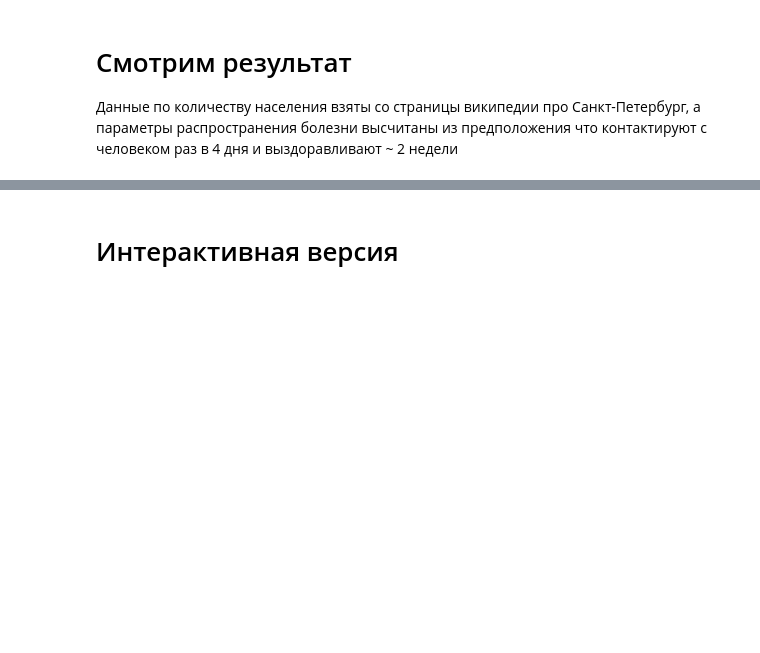
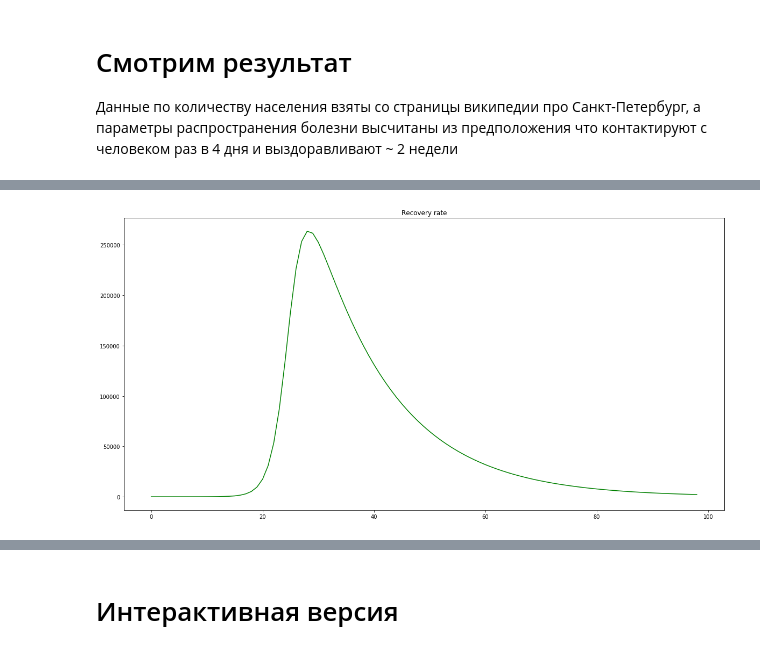
Before and after one commit to WhiteSpirt25/TextClassification, a Jupyter notebook: SIR.ipynb, the cells around one changed output, grey strips where cells are left out. Drawn from its saved outputs; the diff is of its cells as text; code cells hidden in the pictures; blank space fills up the shorter version.

```diff
--- a/SIR.ipynb
+++ b/SIR.ipynb
@@ -49,0 +67,7 @@ plt.legend()
+# %%
+plt.title("Recovery rate")
+dr = np.diff(res[2])
+plt.plot(res[0][:99],dr,'g')
+plt.show()
+# %% [output]
+[figure, added]
```
Also changed, not shown: parts of 5 cells of this notebook.
